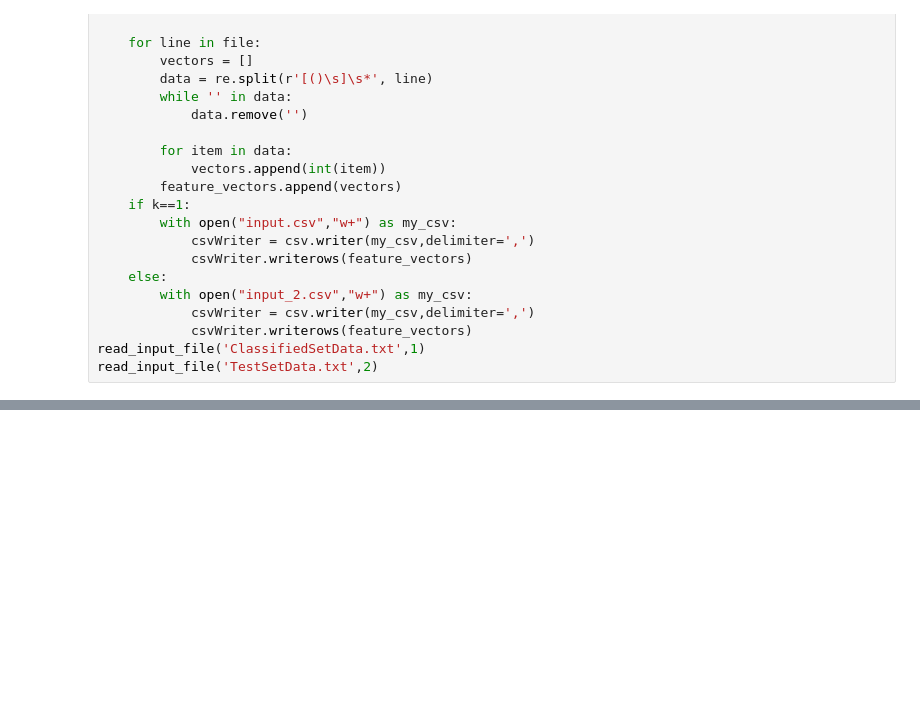
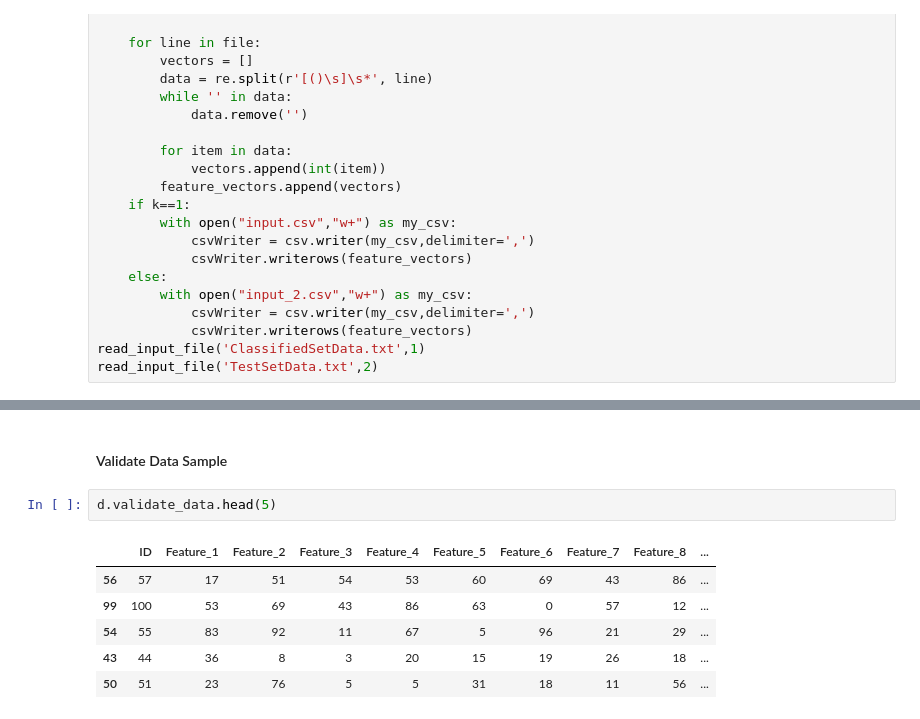
Before and after one commit to vatsalkpatel/Multi-Level-Perceptron-CECS-550, a Jupyter notebook: Project_2.ipynb, the cells around one changed output, grey strips where cells are left out. Drawn from its saved outputs; the diff is of its cells as text; blank space fills up the shorter version.

```diff
--- a/Project_2.ipynb
+++ b/Project_2.ipynb
@@ -182,0 +232,11 @@ Number of epochs: 2317
+# %% [markdown]
+#### Validate Data Sample
+# %%
+d.validate_data.head(5)
+# %% [output]
+|  | ID | Feature_1 | Feature_2 | Feature_3 | Feature_4 | Feature_5 | Feature_6 | Feature_7 | Feature_8 | ... |
+| 56 | 57 | 17 | 51 | 54 | 53 | 60 | 69 | 43 | 86 | ... |
+| 99 | 100 | 53 | 69 | 43 | 86 | 63 | 0 | 57 | 12 | ... |
+| 54 | 55 | 83 | 92 | 11 | 67 | 5 | 96 | 21 | 29 | ... |
+| 43 | 44 | 36 | 8 | 3 | 20 | 15 | 19 | 26 | 18 | ... |
+| 50 | 51 | 23 | 76 | 5 | 5 | 31 | 18 | 11 | 56 | ... |
```
Also changed, not shown: parts of 18 cells of this notebook.
